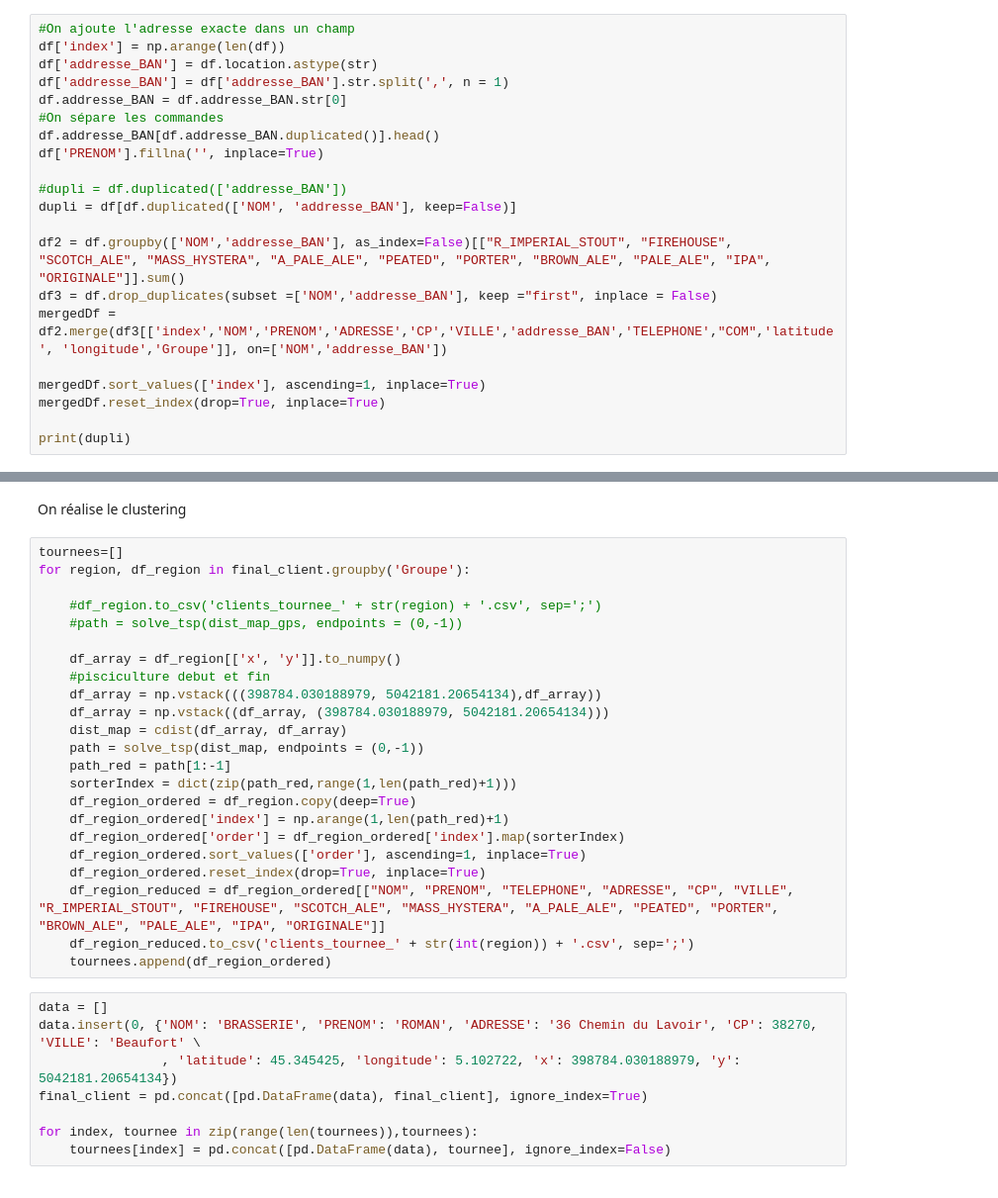
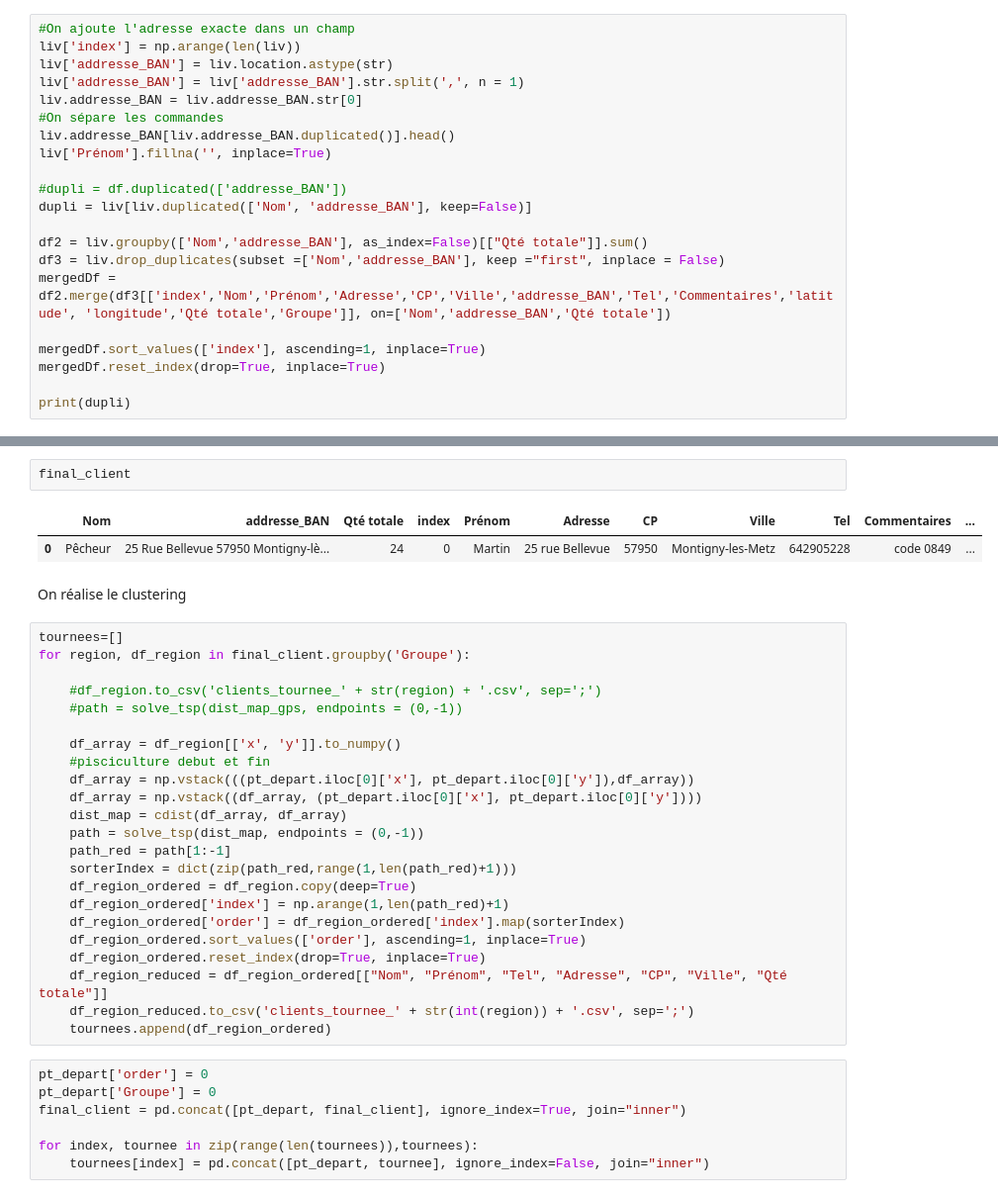
Before and after one commit to chemiskyy/map_delivery, a Jupyter notebook: Clustering.ipynb, the cells around one changed output, grey strips where cells are left out. Shown: that part at 99% size. Drawn from its saved outputs; the diff is of its cells as text.

```diff
--- a/Clustering.ipynb
+++ b/Clustering.ipynb
@@ -99,19 +138,19 @@ Index(['NOM', 'PRENOM', 'ADRESSE', 'CP', 'VILLE', 'Groupe', 'R_IMPERIAL_STOUT',
 # %%
 #On ajoute l'adresse exacte dans un champ
-df['index'] = np.arange(len(df))
-df['addresse_BAN'] = df.location.astype(str)
-df['addresse_BAN'] = df['addresse_BAN'].str.split(',', n = 1)
-df.addresse_BAN = df.addresse_BAN.str[0]
+liv['index'] = np.arange(len(liv))
+liv['addresse_BAN'] = liv.location.astype(str)
+liv['addresse_BAN'] = liv['addresse_BAN'].str.split(',', n = 1)
+liv.addresse_BAN = liv.addresse_BAN.str[0]
 #On sépare les commandes
-df.addresse_BAN[df.addresse_BAN.duplicated()].head()
-df['PRENOM'].fillna('', inplace=True)
+liv.addresse_BAN[liv.addresse_BAN.duplicated()].head()
+liv['Prénom'].fillna('', inplace=True)
 
 #dupli = df.duplicated(['addresse_BAN'])
-dupli = df[df.duplicated(['NOM', 'addresse_BAN'], keep=False)]
+dupli = liv[liv.duplicated(['Nom', 'addresse_BAN'], keep=False)]
 
-df2 = df.groupby(['NOM','addresse_BAN'], as_index=False)[["R_IMPERIAL_STOUT", "FIREHOUSE", "SCOTCH_ALE", "MASS_HYSTERA", "A_PALE_ALE", "PEATED", "PORTER", "BROWN_ALE", "PALE_ALE", "IPA", "ORIGINALE"]].sum()
-df3 = df.drop_duplicates(subset =['NOM','addresse_BAN'], keep ="first", inplace = False)
-mergedDf = df2.merge(df3[['index','NOM','PRENOM','ADRESSE','CP','VILLE','addresse_BAN','TELEPHONE',"COM",'latitude', 'longitude','Groupe']], on=['NOM','addresse_BAN'])
+df2 = liv.groupby(['Nom','addresse_BAN'], as_index=False)[["Qté totale"]].sum()
+df3 = liv.drop_duplicates(subset =['Nom','addresse_BAN'], keep ="first", inplace = False)
+mergedDf = df2.merge(df3[['index','Nom','Prénom','Adresse','CP','Ville','addresse_BAN','Tel','Commentaires','latitude', 'longitude','Qté totale','Groupe']], on=['Nom','addresse_BAN','Qté totale'])
 
 mergedDf.sort_values(['index'], ascending=1, inplace=True)
 mergedDf.reset_index(drop=True, inplace=True)
@@ -178,3 +185,8 @@ df
+# %%
+final_client
+# %% [output]
+|  | Nom | addresse_BAN | Qté totale | index | Prénom | Adresse | CP | Ville | Tel | Commentaires | ... |
+| 0 | Pêcheur | 25 Rue Bellevue 57950 Montigny-lè... | 24 | 0 | Martin | 25 rue Bellevue | 57950 | Montigny-les-Metz | 642905228 | code 0849 | ... |
 # %% [markdown]
 On réalise le clustering
 # %%
@@ -186,8 +198,8 @@ for region, df_region in final_client.groupby('Groupe'):
 
     df_array = df_region[['x', 'y']].to_numpy()
     #pisciculture debut et fin
-    df_array = np.vstack(((398784.030188979, 5042181.20654134),df_array))
-    df_array = np.vstack((df_array, (398784.030188979, 5042181.20654134)))
+    df_array = np.vstack(((pt_depart.iloc[0]['x'], pt_depart.iloc[0]['y']),df_array))
+    df_array = np.vstack((df_array, (pt_depart.iloc[0]['x'], pt_depart.iloc[0]['y'])))
     dist_map = cdist(df_array, df_array)
     path = solve_tsp(dist_map, endpoints = (0,-1))
     path_red = path[1:-1]
@@ -197,17 +209,16 @@ for region, df_region in final_client.groupby('Groupe'):
     df_region_ordered['order'] = df_region_ordered['index'].map(sorterIndex)
     df_region_ordered.sort_values(['order'], ascending=1, inplace=True)
     df_region_ordered.reset_index(drop=True, inplace=True)
-    df_region_reduced = df_region_ordered[["NOM", "PRENOM", "TELEPHONE", "ADRESSE", "CP", "VILLE", "R_IMPERIAL_STOUT", "FIREHOUSE", "SCOTCH_ALE", "MASS_HYSTERA", "A_PALE_ALE", "PEATED", "PORTER", "BROWN_ALE", "PALE_ALE", "IPA", "ORIGINALE"]]
+    df_region_reduced = df_region_ordered[["Nom", "Prénom", "Tel", "Adresse", "CP", "Ville", "Qté totale"]]
     df_region_reduced.to_csv('clients_tournee_' + str(int(region)) + '.csv', sep=';')
     tournees.append(df_region_ordered)
 # %%
-data = []
-data.insert(0, {'NOM': 'BRASSERIE', 'PRENOM': 'ROMAN', 'ADRESSE': '36 Chemin du Lavoir', 'CP': 38270, 'VILLE': 'Beaufort' \
-                , 'latitude': 45.345425, 'longitude': 5.102722, 'x': 398784.030188979, 'y': 5042181.20654134})
-final_client = pd.concat([pd.DataFrame(data), final_client], ignore_index=True)
+pt_depart['order'] = 0
+pt_depart['Groupe'] = 0
+final_client = pd.concat([pt_depart, final_client], ignore_index=True, join="inner")
 
 for index, tournee in zip(range(len(tournees)),tournees):
-    tournees[index] = pd.concat([pd.DataFrame(data), tournee], ignore_index=False)
+    tournees[index] = pd.concat([pt_depart, tournee], ignore_index=False, join="inner")
 # %%
 tournees[0]
 # %% [output]
```
Also changed, not shown: parts of 18 cells of this notebook.
